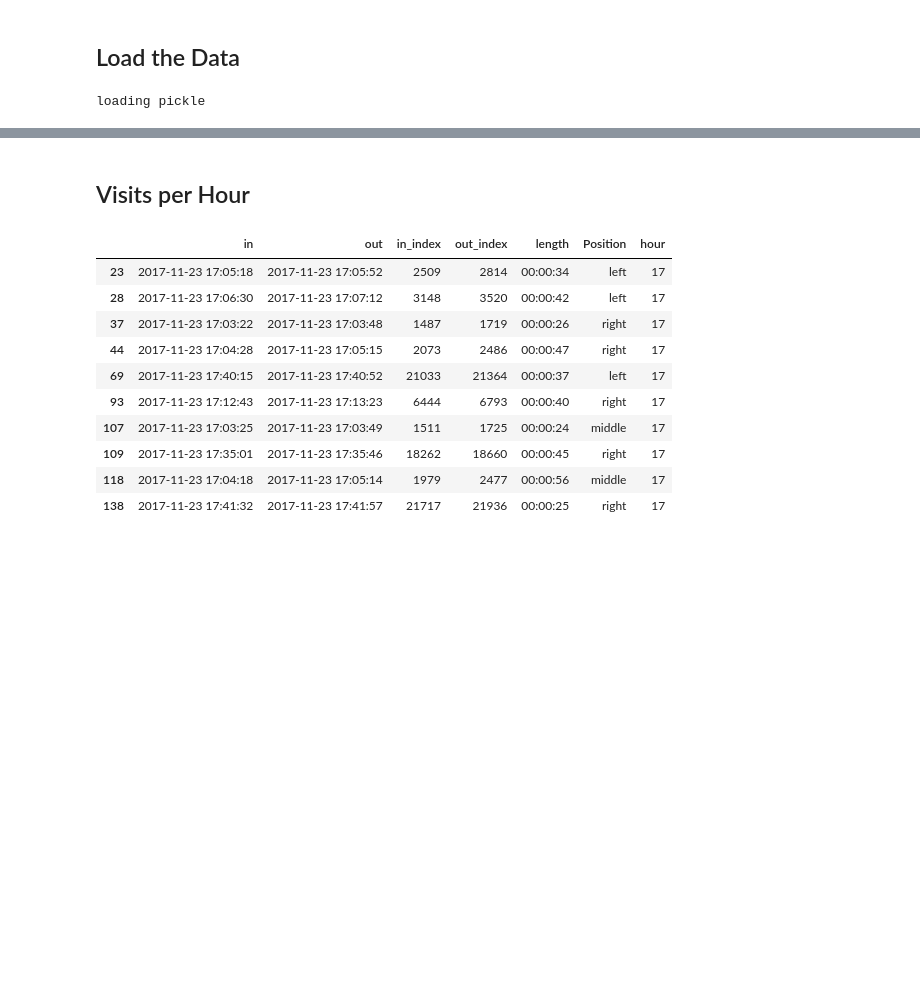
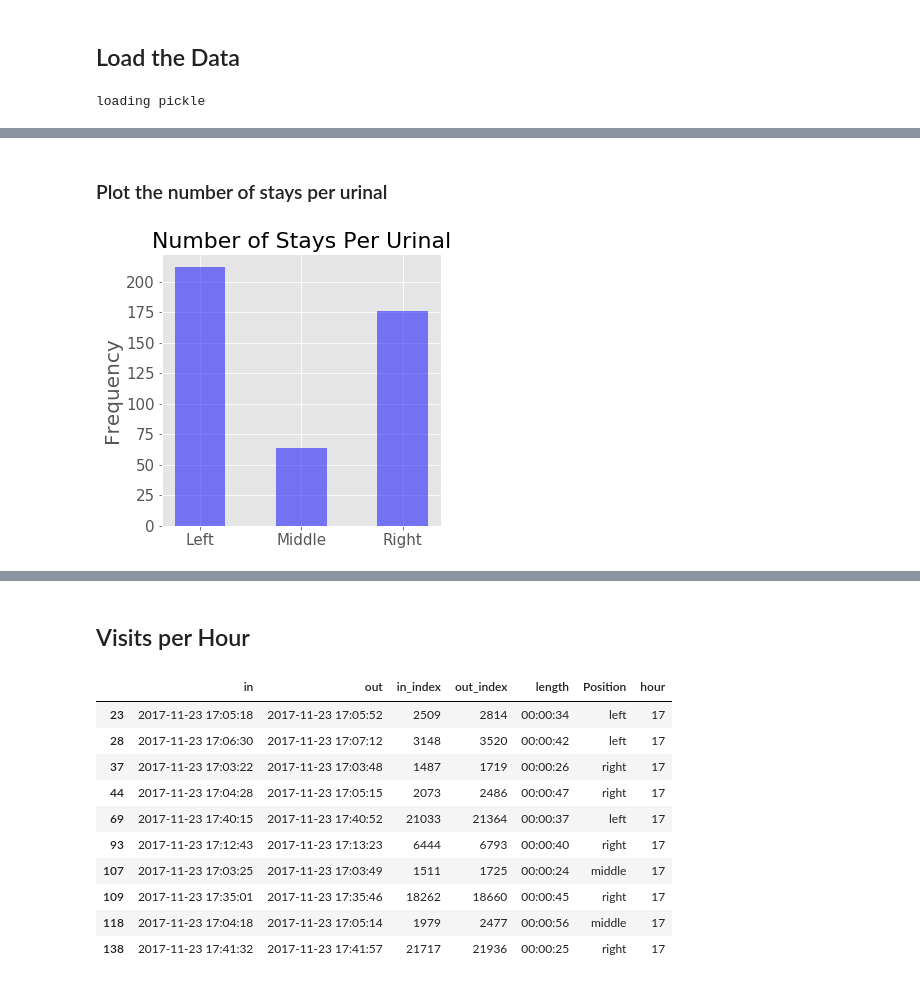
Before and after one commit to bachelor-2020/grideye-testing, a Jupyter notebook: 3 - Data Analysis.ipynb, the cells around one changed output, grey strips where cells are left out. Cells and saved outputs as stored; diff of their text form; code cells hidden in the pictures; blank space fills up the shorter version.

```diff
--- a/3 - Data Analysis.ipynb
+++ b/3 - Data Analysis.ipynb
@@ -63,0 +42,29 @@ right  - mean: 0 days 00:00:34.471590 std: 0 days 00:00:14.651349
+# %% [markdown]
+### Plot the number of stays per urinal
+# %%
+import matplotlib.pyplot as plt
+plt.style.use('ggplot')
+%matplotlib inline
+
+plt.rcParams['figure.figsize'] = (5,5)
+plt.rc('xtick', labelsize=15)
+plt.rc('ytick', labelsize=15)
+plt.rcParams['patch.edgecolor'] = 'black'
+N = 3
+transp = 0.5
+num_stays = (len(left_stays),len(middle_stays),len(right_stays))
+
+ind = np.arange(N)  # the x locations for the groups
+width = 0.5       # the width of the bars
+
+fig, ax = plt.subplots()
+rects1 = ax.bar(ind, num_stays, width,alpha=transp, color='blue')
+
+ax.set_ylabel('Frequency',fontsize=20)
+ax.set_title('Number of Stays Per Urinal',fontsize=22)
+ax.set_xticks(ind)
+ax.set_xticklabels(('Left', 'Middle', 'Right'))
+
+plt.show()
+# %% [output]
+[figure, added]
```
Also changed, not shown: parts of 15 cells of this notebook, 5 other files.
